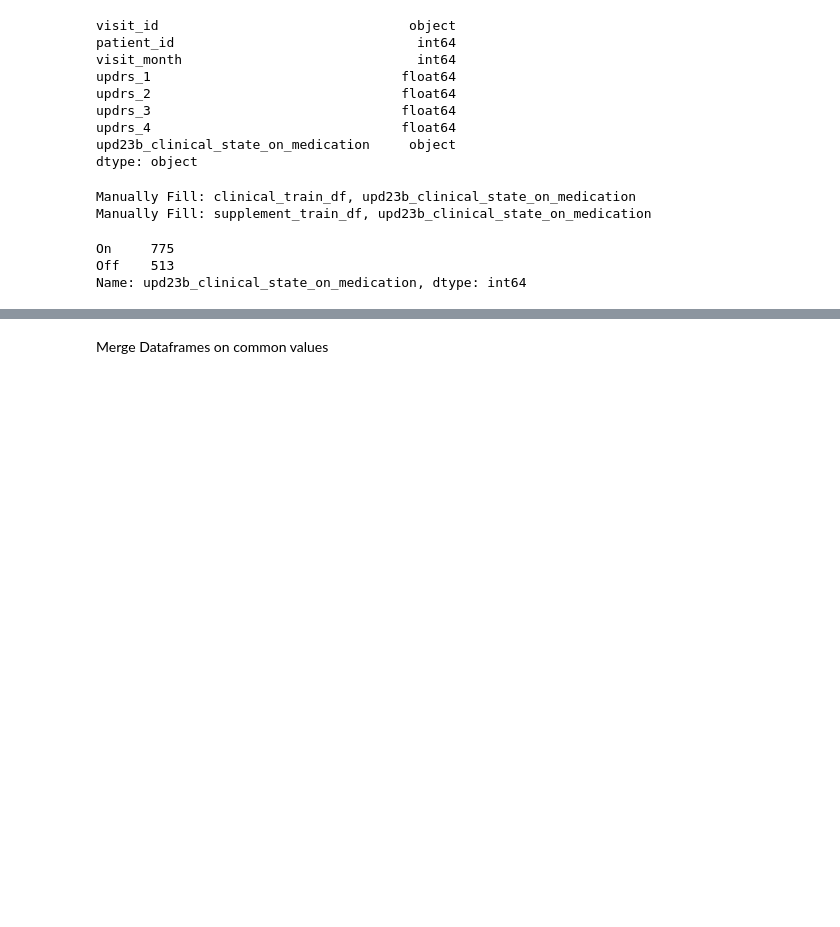
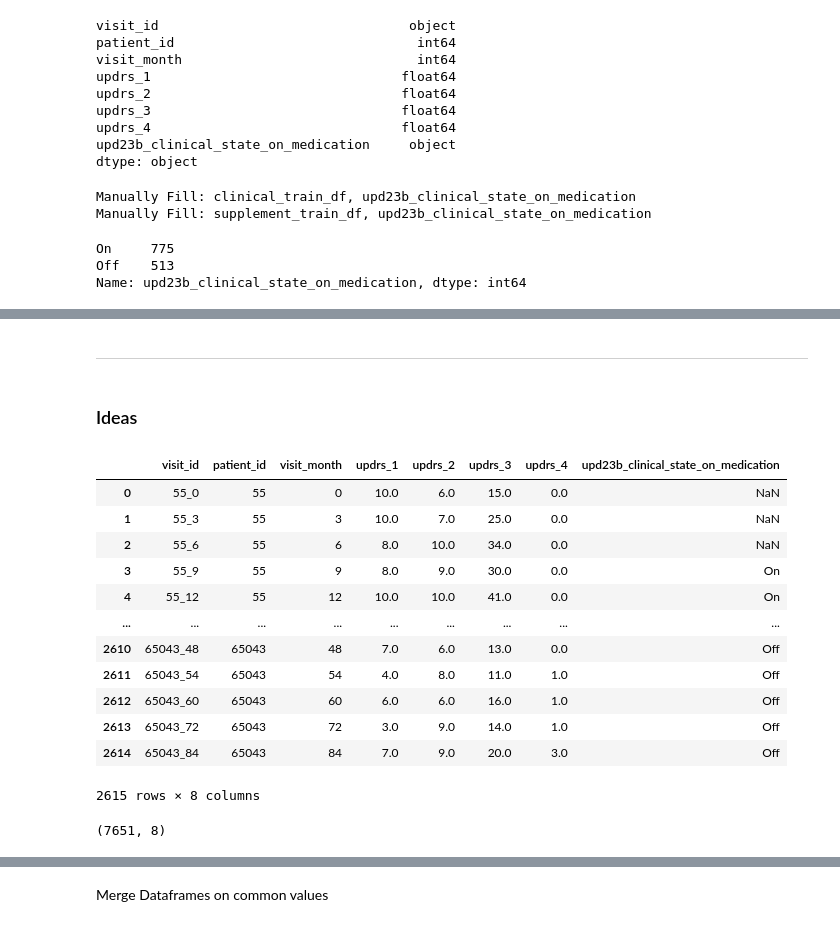
Before and after one commit to peterbull/parkinsons-progression, a Jupyter notebook: pb_parkinsons_prog.ipynb, the cells around one changed output, grey strips where cells are left out. Drawn from its saved outputs; the diff is of its cells as text; code cells hidden in the pictures; blank space fills up the shorter version.

```diff
--- a/pb_parkinsons_prog.ipynb
+++ b/pb_parkinsons_prog.ipynb
@@ -160,0 +179,61 @@ supplement_train_df.head()
+# %% [markdown]
+***
+# %% [markdown]
+### Ideas
+# %%
+clinical_train_df
+# %% [output]
+|  | visit_id | patient_id | visit_month | updrs_1 | updrs_2 | updrs_3 | updrs_4 | upd23b_clinical_state_on_medication |
+| 0 | 55_0 | 55 | 0 | 10.0 | 6.0 | 15.0 | 0.0 | NaN |
+| 1 | 55_3 | 55 | 3 | 10.0 | 7.0 | 25.0 | 0.0 | NaN |
+| 2 | 55_6 | 55 | 6 | 8.0 | 10.0 | 34.0 | 0.0 | NaN |
+| 3 | 55_9 | 55 | 9 | 8.0 | 9.0 | 30.0 | 0.0 | On |
+| 4 | 55_12 | 55 | 12 | 10.0 | 10.0 | 41.0 | 0.0 | On |
+| ... | ... | ... | ... | ... | ... | ... | ... | ... |
+| 2610 | 65043_48 | 65043 | 48 | 7.0 | 6.0 | 13.0 | 0.0 | Off |
+| 2611 | 65043_54 | 65043 | 54 | 4.0 | 8.0 | 11.0 | 1.0 | Off |
+| 2612 | 65043_60 | 65043 | 60 | 6.0 | 6.0 | 16.0 | 1.0 | Off |
+| 2613 | 65043_72 | 65043 | 72 | 3.0 | 9.0 | 14.0 | 1.0 | Off |
+| 2614 | 65043_84 | 65043 | 84 | 7.0 | 9.0 | 20.0 | 3.0 | Off |
+2615 rows × 8 columns
+# %%
+# Creating targets
+id_cols = ['visit_id','patient_id','visit_month']
+target_cols = ['updrs_1','updrs_2','updrs_3','updrs_4']
+month_list  =  [0,6,12,24]
+
+# Sorting clinical_train_df by patient_id and visit_month
+clinical_train_df.sort_values(['patient_id','visit_month'],inplace=True)
+
+# Imputing upd23b_clinical_state_on_medication by 'Off'
+clinical_train_df['upd23b_clinical_state_on_medication'].fillna('Off',inplace = True)
+clinical_train_df['upd23b_clinical_state_on_medication'] = clinical_train_df['upd23b_clinical_state_on_medication'].str.lower().str.strip()
+
+# Creating target variables
+visit_months  = clinical_train_df.visit_month.unique()
+unique_patient_ids = clinical_train_df.patient_id.unique()
+
+clinical_train_df_1 = pd.DataFrame()
+for p in tqdm.tqdm(unique_patient_ids):
+    p_data = clinical_train_df[clinical_train_df['patient_id'] == p].drop(columns = ['visit_id','upd23b_clinical_state_on_medication']).copy()
+    visit_months = list(p_data.visit_month.unique())
+    for v in visit_months:
+        for i in [0,6,12,24]:
+            temp = p_data[p_data['visit_month']==v+i].copy()
+            temp['visit_month_1'] = i
+            temp['visit_month'] = v
+            clinical_train_df_1 = pd.concat([clinical_train_df_1,temp],axis = 0)
+
+# Imputing updrs_4 with 0
+clinical_train_df_1.updrs_4.fillna(0,inplace = True)
+clinical_train_df_1.reset_index(drop = True,inplace = True)
+
+# Dropping missing values from the dataset
+clinical_train_df_1 = clinical_train_df_1.dropna().drop_duplicates()
+
+# Creating visit_id
+clinical_train_df_1['visit_id'] = clinical_train_df_1['patient_id'].astype(str) + '_' + clinical_train_df_1['visit_month'].astype(str)
+clinical_train_df_1 = clinical_train_df_1[id_cols + target_cols + ['visit_month_1']].copy()
+clinical_train_df_1.shape
+# %% [output]
+(7651, 8)
```
Also changed, not shown: parts of 31 cells of this notebook, 3 other files.
